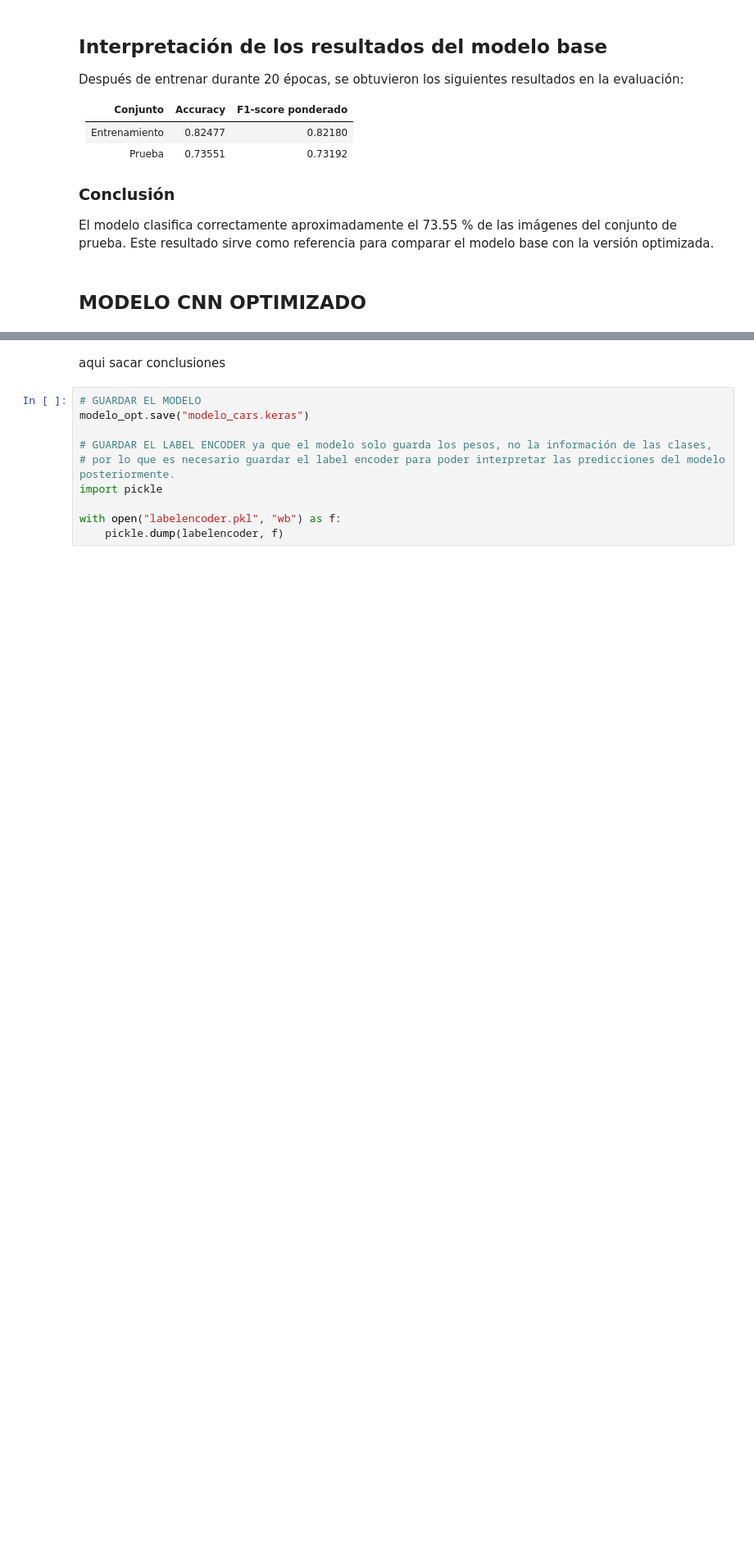
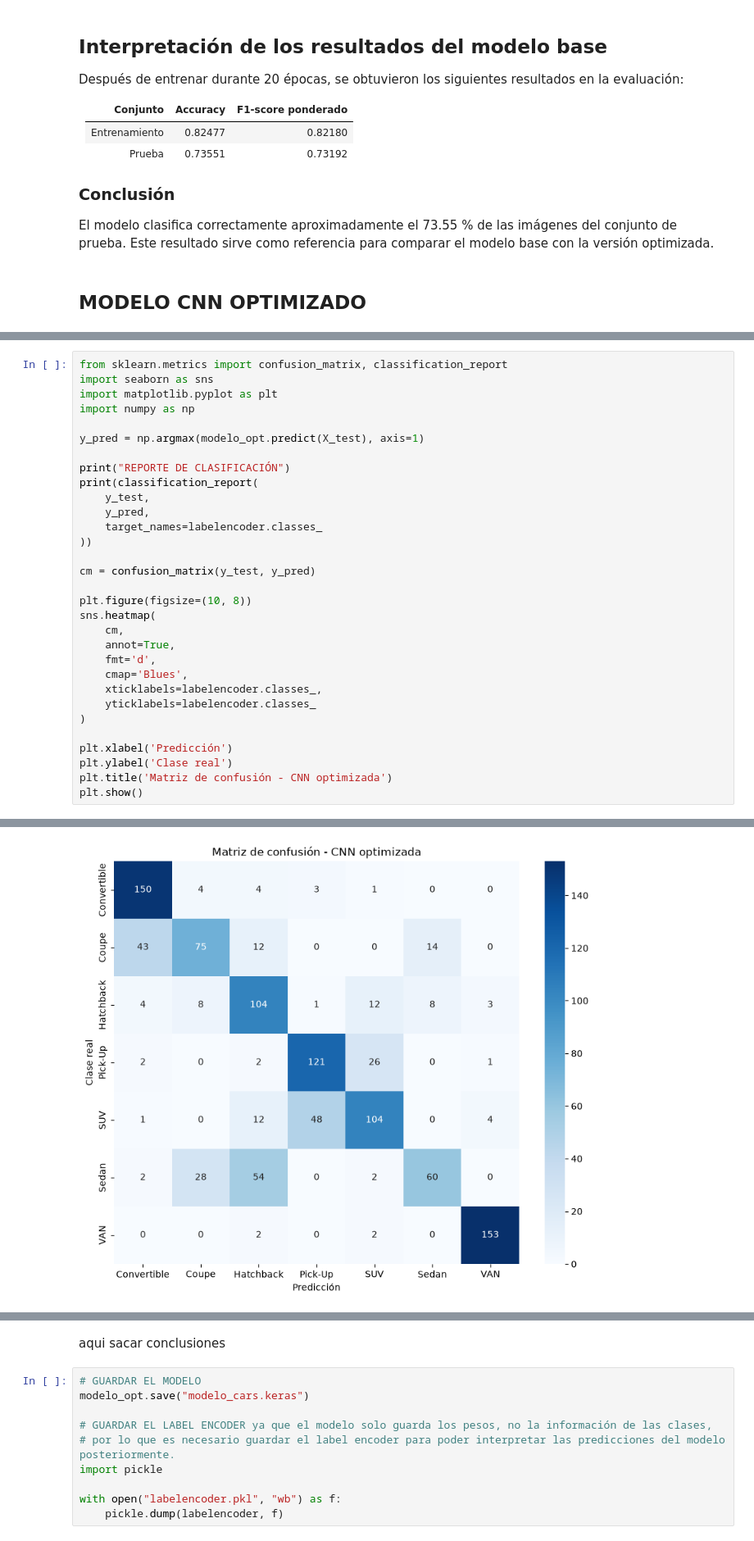
Before and after one commit to LReyes0307/Trabajo-IA, a Jupyter notebook: Cars Classifier_v3.ipynb, the cells around one changed output, grey strips where cells are left out. Shown at 82% size. Saved outputs shown, nothing was run; the diff lists cells and outputs as text; blank space fills up the shorter version.

```diff
--- a/Cars Classifier_v3.ipynb
+++ b/Cars Classifier_v3.ipynb
@@ -436,0 +484,32 @@ F1-score: 0.6990369067664304
+# %%
+from sklearn.metrics import confusion_matrix, classification_report
+import seaborn as sns
+import matplotlib.pyplot as plt
+import numpy as np
+
+y_pred = np.argmax(modelo_opt.predict(X_test), axis=1)
+
+print("REPORTE DE CLASIFICACIÓN")
+print(classification_report(
+    y_test,
+    y_pred,
+    target_names=labelencoder.classes_
+))
+
+cm = confusion_matrix(y_test, y_pred)
+
+plt.figure(figsize=(10, 8))
+sns.heatmap(
+    cm,
+    annot=True,
+    fmt='d',
+    cmap='Blues',
+    xticklabels=labelencoder.classes_,
+    yticklabels=labelencoder.classes_
+)
+
+plt.xlabel('Predicción')
+plt.ylabel('Clase real')
+plt.title('Matriz de confusión - CNN optimizada')
+plt.show()
+# %% [output]
@@ -436,0 +531 @@ F1-score: 0.6990369067664304
+[figure, added]
```
Also changed, not shown: parts of 13 cells of this notebook, 1 other file.
